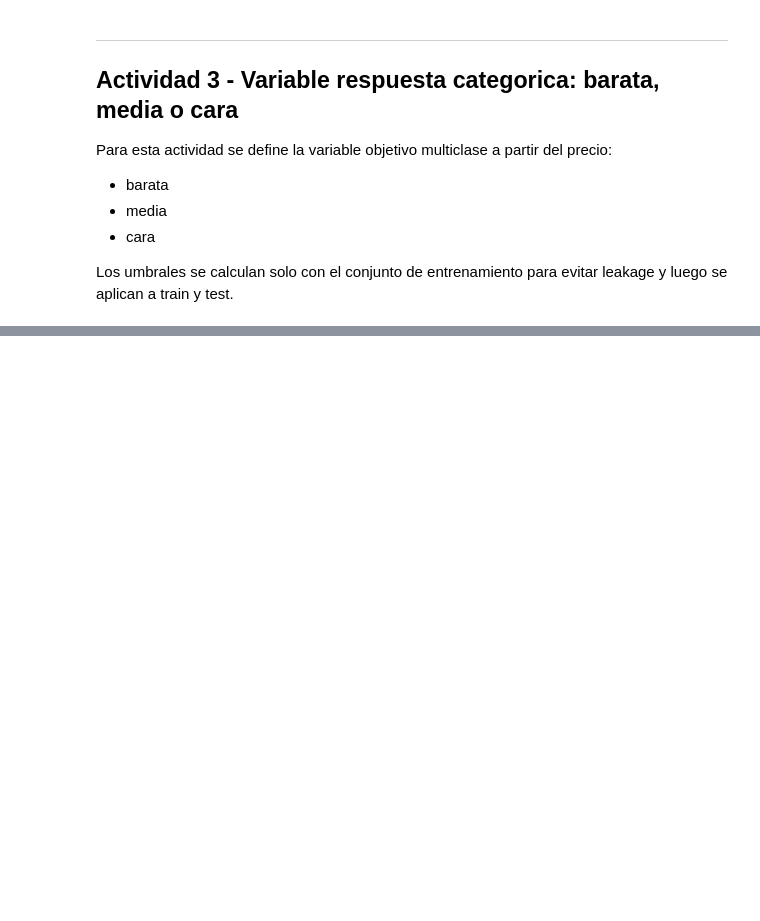
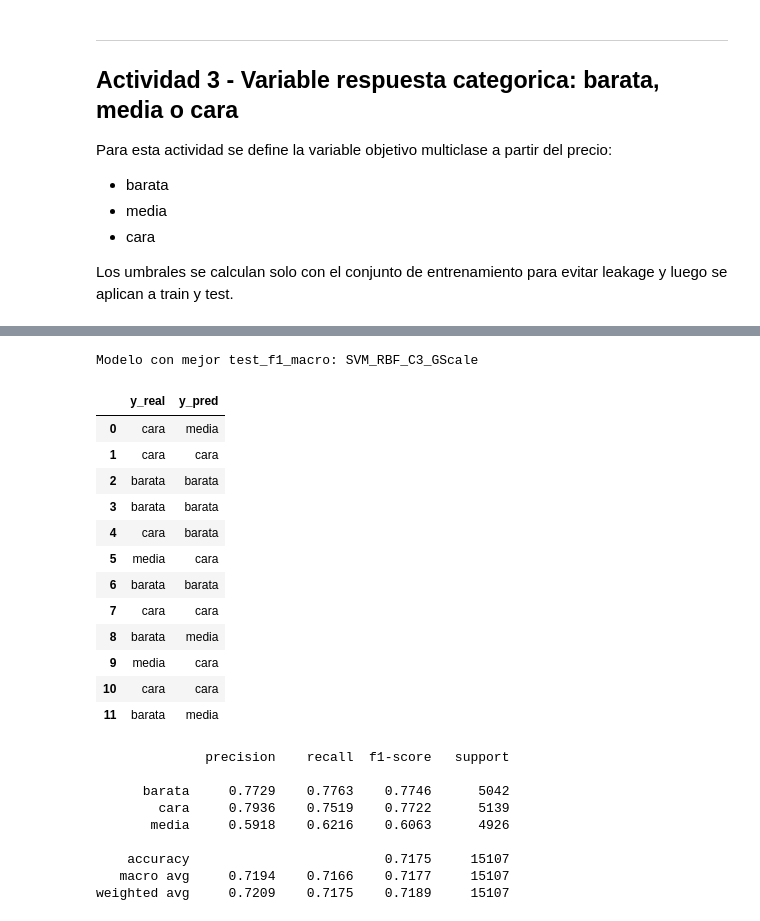
Before and after one commit to diegoanro22/MD-LAB08, a Jupyter notebook: main.ipynb, the cells around one changed output, grey strips where cells are left out. Drawn from its saved outputs; the diff is of its cells as text; code cells hidden in the pictures; blank space fills up the shorter version.

```diff
--- a/main.ipynb
+++ b/main.ipynb
@@ -357,0 +479,42 @@ Etiquetas validas en test : True
+# %%
+# 5.1 Predicciones por modelo
+from sklearn.metrics import classification_report
+
+y_pred_train = {}
+y_pred_test = {}
+for model_name, model in svm_models.items():
+    y_pred_train[model_name] = model.predict(X_train_svm)
+    y_pred_test[model_name] = model.predict(X_test)
+
+best_model_name = metrics_df.loc[0, 'modelo']
+print(f'Modelo con mejor test_f1_macro: {best_model_name}')
+preview_df = pd.DataFrame({
+    'y_real': y_test_cat.reset_index(drop=True).head(12),
+    'y_pred': pd.Series(y_pred_test[best_model_name]).head(12),
+})
+display(preview_df)
+print(classification_report(y_test_cat, y_pred_test[best_model_name], digits=4))
+# %% [output]
+Modelo con mejor test_f1_macro: SVM_RBF_C3_GScale
+|  | y_real | y_pred |
+| 0 | cara | media |
+| 1 | cara | cara |
+| 2 | barata | barata |
+| 3 | barata | barata |
+| 4 | cara | barata |
+| 5 | media | cara |
+| 6 | barata | barata |
+| 7 | cara | cara |
+| 8 | barata | media |
+| 9 | media | cara |
+| 10 | cara | cara |
+| 11 | barata | media |
+              precision    recall  f1-score   support
+
+      barata     0.7729    0.7763    0.7746      5042
+        cara     0.7936    0.7519    0.7722      5139
+       media     0.5918    0.6216    0.6063      4926
+
+    accuracy                         0.7175     15107
+   macro avg     0.7194    0.7166    0.7177     15107
+weighted avg     0.7209    0.7175    0.7189     15107
```
Also changed, not shown: parts of 15 cells of this notebook.
